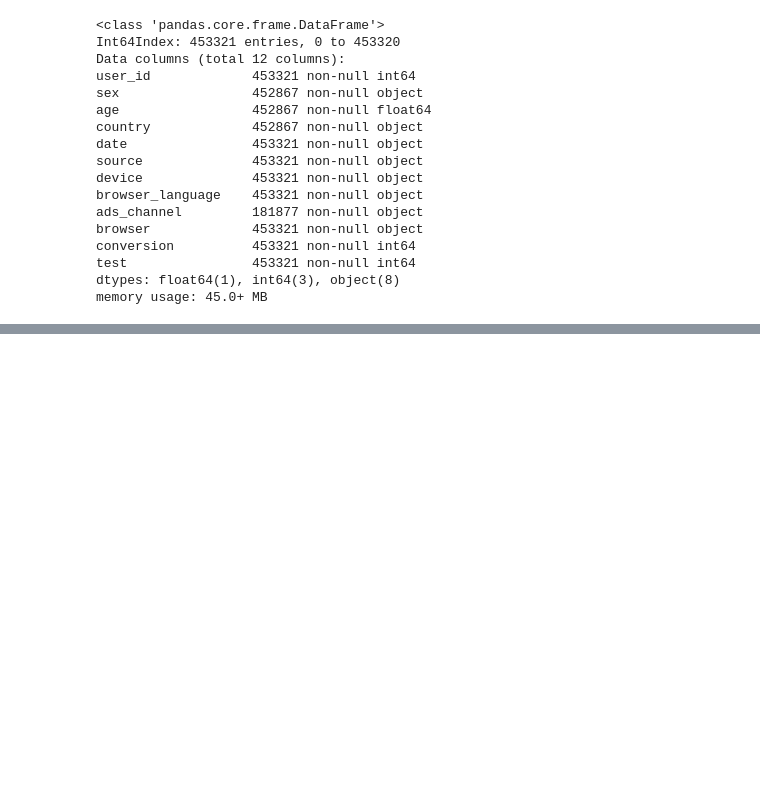
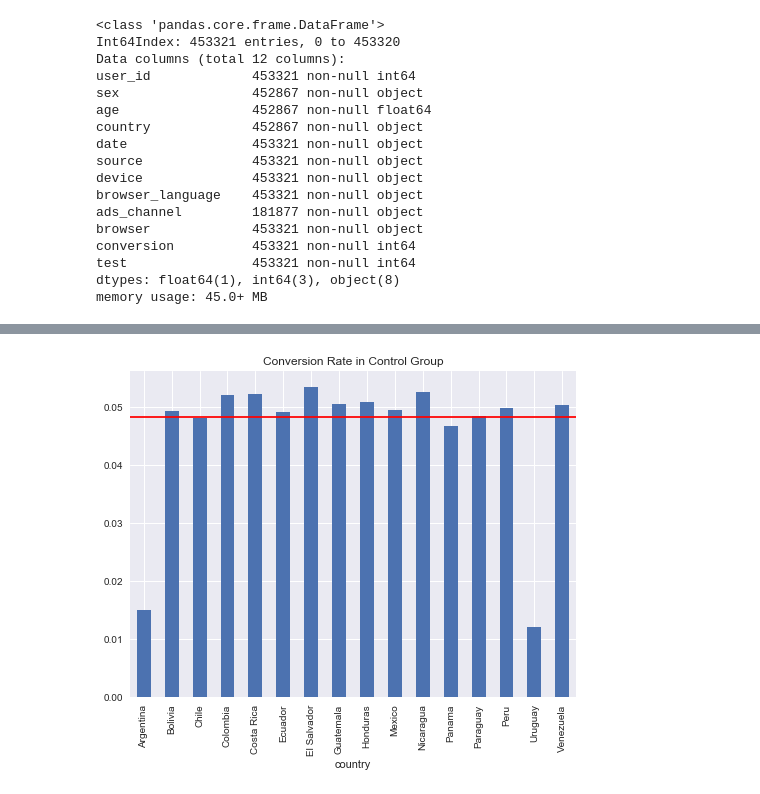
Before and after one commit to LihuaM/Translation-Case-Study, a Jupyter notebook: Spanish_Translation_AB_Test.ipynb, the cells around one changed output, grey strips where cells are left out. Saved outputs shown, nothing was run; the diff lists cells and outputs as text; code cells hidden in the pictures; blank space fills up the shorter version.

```diff
--- a/Spanish_Translation_AB_Test.ipynb
+++ b/Spanish_Translation_AB_Test.ipynb
@@ -328,0 +98,3 @@ array(['Argentina', 'Bolivia', 'Chile', 'Colombia', 'Costa Rica',
+# %%
+# Extract the data from control group.
+df_control = df[df.test == 0].groupby('conversion').country.value_counts().unstack()
@@ -328,0 +108,7 @@ array(['Argentina', 'Bolivia', 'Chile', 'Colombia', 'Costa Rica',
+# %%
+# Since we mainly compare the conversion rate in the countries except Spain, we drop Spain.
+df_control.drop('Spain', axis=1, inplace=True)
+# %%
+# The mean conversion rate in control group is around 4.8%.
+df_control_mean = df_control.loc[1,:].sum() / df_control.values.sum()
+df_control_mean
@@ -328,0 +117,2 @@ array(['Argentina', 'Bolivia', 'Chile', 'Colombia', 'Costa Rica',
+# %%
+df_control_rate = df_control.apply(lambda x: x[1]/x.sum())
@@ -328,0 +125,8 @@ array(['Argentina', 'Bolivia', 'Chile', 'Colombia', 'Costa Rica',
+# %%
+# Plot to show conversion rate comparisons in differnet contries in control group.
+plt.rcParams['figure.figsize'] = (8,6)
+df_control_rate.plot(kind='bar', title='Conversion Rate in Control Group')
+plt.axhline(df_control_mean, color='r')
+plt.show()
+# %% [output]
+[figure, added]
```
Also changed, not shown: parts of 47 cells of this notebook, 2 other files.
